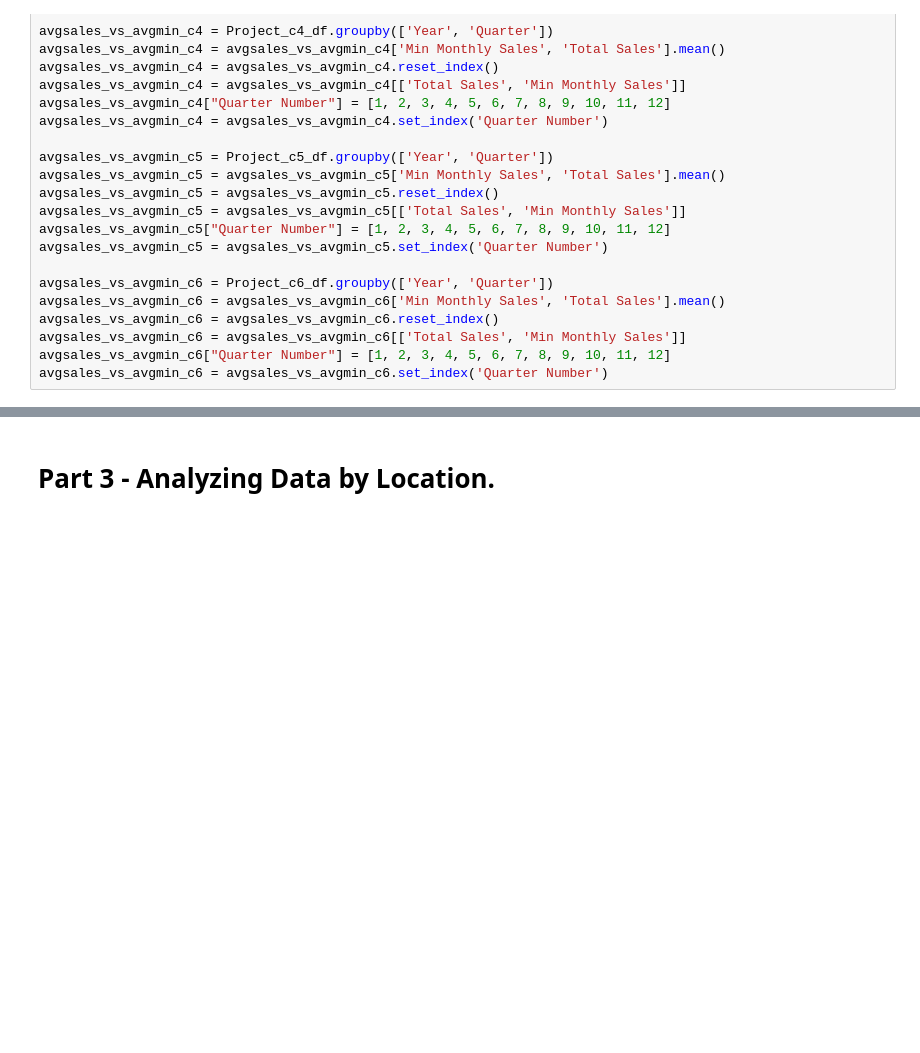
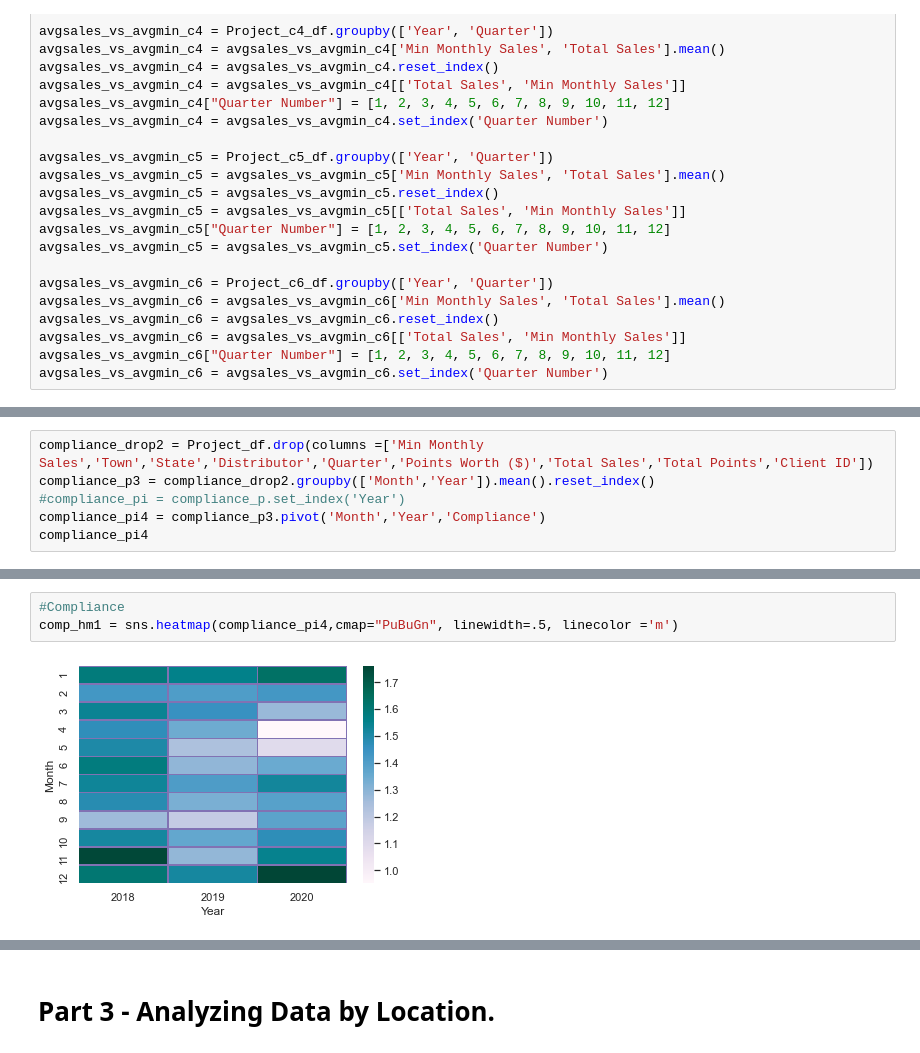
Before and after one commit to MauCFD/Project_1, a Jupyter notebook: project 1 - Analyzing a Loyalty Program/Loyalty Program - analyzing data.ipynb, the cells around one changed output, grey strips where cells are left out. Saved outputs shown, nothing was run; the diff lists cells and outputs as text; blank space fills up the shorter version.

Commit message:
heatmaps

```diff
--- a/project 1 - Analyzing a Loyalty Program/Loyalty Program - analyzing data.ipynb
+++ b/project 1 - Analyzing a Loyalty Program/Loyalty Program - analyzing data.ipynb
@@ -454,0 +475,6 @@ plt.savefig("plots/Average Sales vs Average Min Purchase (C6).png")
+# %%
+compliance_drop2 = Project_df.drop(columns =['Min Monthly Sales','Town','State','Distributor','Quarter','Points Worth ($)','Total Sales','Total Points','Client ID'])
+compliance_p3 = compliance_drop2.groupby(['Month','Year']).mean().reset_index()
+#compliance_pi = compliance_p.set_index('Year')
+compliance_pi4 = compliance_p3.pivot('Month','Year','Compliance')
+compliance_pi4
@@ -454,0 +496,5 @@ plt.savefig("plots/Average Sales vs Average Min Purchase (C6).png")
+# %%
+#Compliance
+comp_hm1 = sns.heatmap(compliance_pi4,cmap="PuBuGn", linewidth=.5, linecolor ='m')
+# %% [output]
+[figure, added]
```
Also changed, not shown: parts of 11 cells of this notebook, 10 other files.
